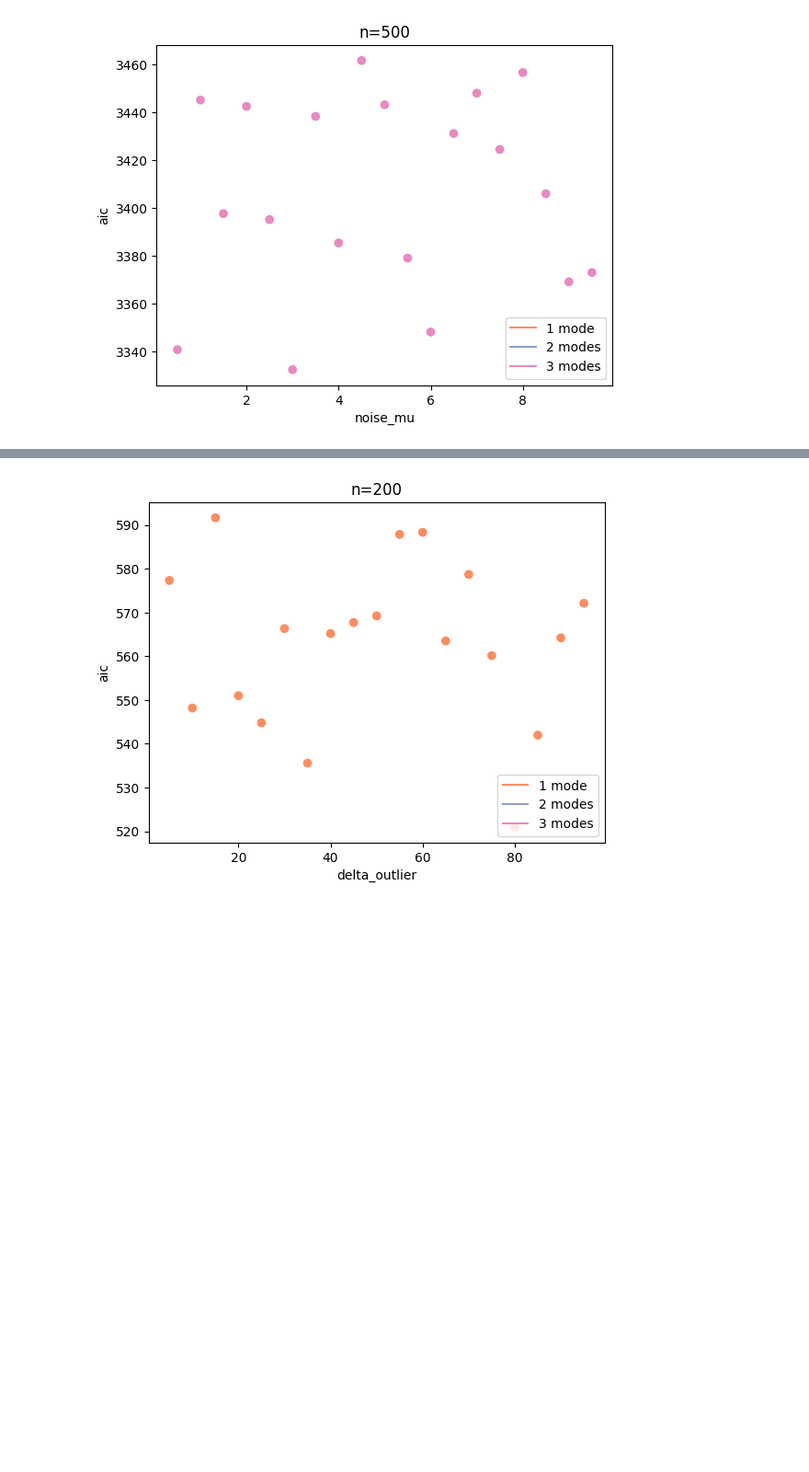
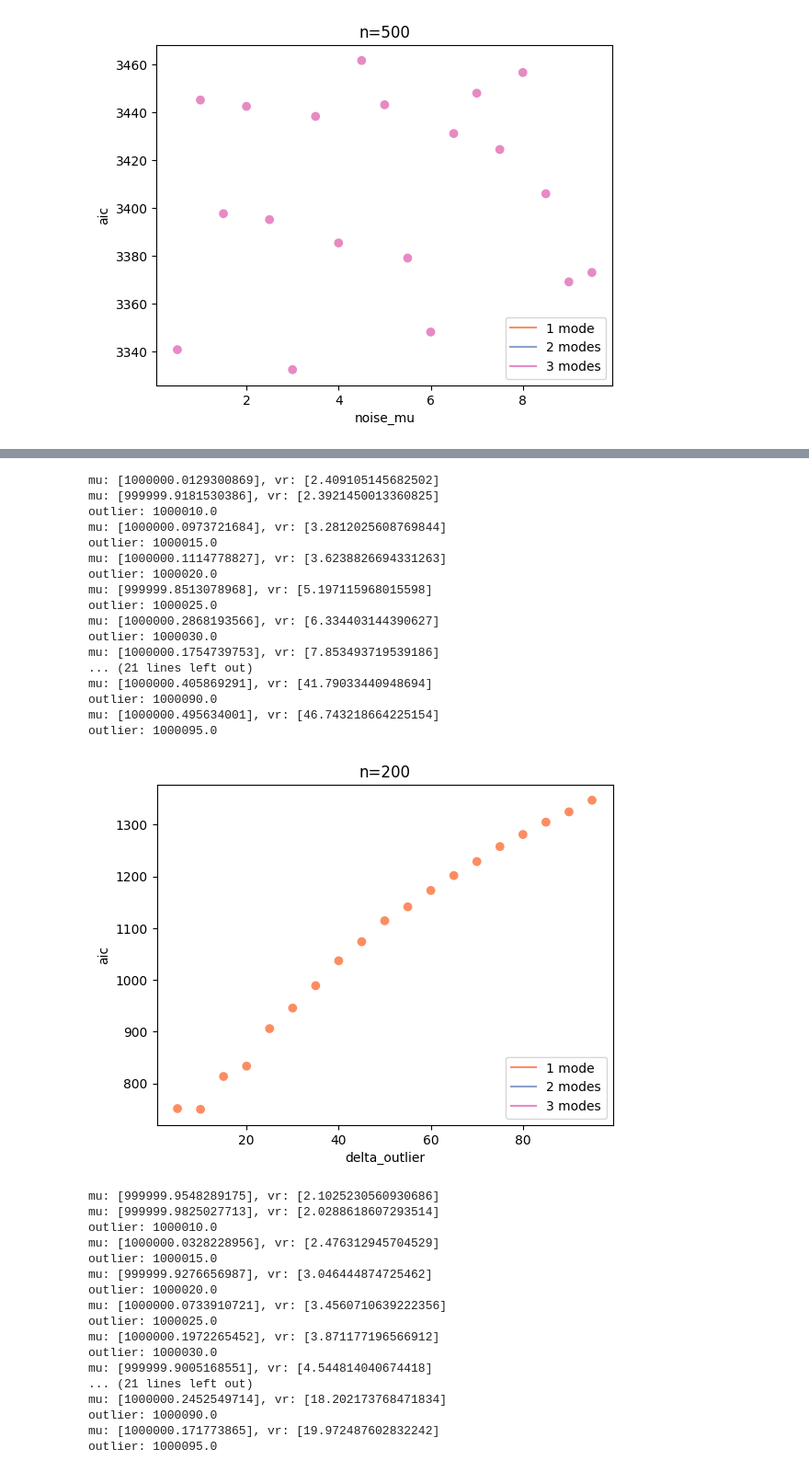
Before and after one commit to vivian-m-li/sv_gmm, a Jupyter notebook: gmm.ipynb, the cells around one changed output, grey strips where cells are left out. Shown at 92% size. Saved outputs shown, nothing was run; the diff lists cells and outputs as text; code cells hidden in the pictures; blank space fills up the shorter version.

```diff
--- a/gmm.ipynb
+++ b/gmm.ipynb
@@ -143,16 +144,17 @@ for n in sample_sizes:
 # %%
 # Experiment 4: Outlier
 
+warnings.filterwarnings("ignore")
+
 mu = np.array([1000000])
-vr = np.array([1])
+vr = np.array([2])
 p = np.array([1])
 
 for n in sample_sizes:
     gmm_by_delta = {}
-    # dependent on the variance of the original data?
     for delta in range(5, 100, 5):
         x = generate_data(n, mode_means=mu, mode_variances=vr, weights=p, pr=False).x
-        np.append(x, mu[0] + delta)
+        x = np.append(x, mu[0] + delta)
         gmm = run_gmm(x, plot=False, pr=False)
         gmm_by_delta[delta] = gmm
 
@@ -163 +199,35 @@ for n in sample_sizes:
+mu: [1000000.0129300869], vr: [2.409105145682502]
+mu: [999999.9181530386], vr: [2.3921450013360825]
+outlier: 1000010.0
+mu: [1000000.0973721684], vr: [3.2812025608769844]
+outlier: 1000015.0
+mu: [1000000.1114778827], vr: [3.6238826694331263]
+outlier: 1000020.0
+mu: [999999.8513078968], vr: [5.197115968015598]
+outlier: 1000025.0
+mu: [1000000.2868193566], vr: [6.334403144390627]
+outlier: 1000030.0
+mu: [1000000.1754739753], vr: [7.853493719539186]
+... (21 lines left out)
+mu: [1000000.405869291], vr: [41.79033440948694]
+outlier: 1000090.0
+mu: [1000000.495634001], vr: [46.743218664225154]
+outlier: 1000095.0
-[figure, old version]
+[figure, new version]
+mu: [999999.9548289175], vr: [2.1025230560930686]
+mu: [999999.9825027713], vr: [2.0288618607293514]
+outlier: 1000010.0
+mu: [1000000.0328228956], vr: [2.476312945704529]
+outlier: 1000015.0
+mu: [999999.9276656987], vr: [3.046444874725462]
+outlier: 1000020.0
+mu: [1000000.0733910721], vr: [3.4560710639222356]
+outlier: 1000025.0
+mu: [1000000.1972265452], vr: [3.871177196566912]
+outlier: 1000030.0
+mu: [999999.9005168551], vr: [4.544814040674418]
+... (21 lines left out)
+mu: [1000000.2452549714], vr: [18.202173768471834]
+outlier: 1000090.0
+mu: [1000000.171773865], vr: [19.972487602832242]
+outlier: 1000095.0
```
Also changed, not shown: parts of 4 cells of this notebook, 1 other file.
